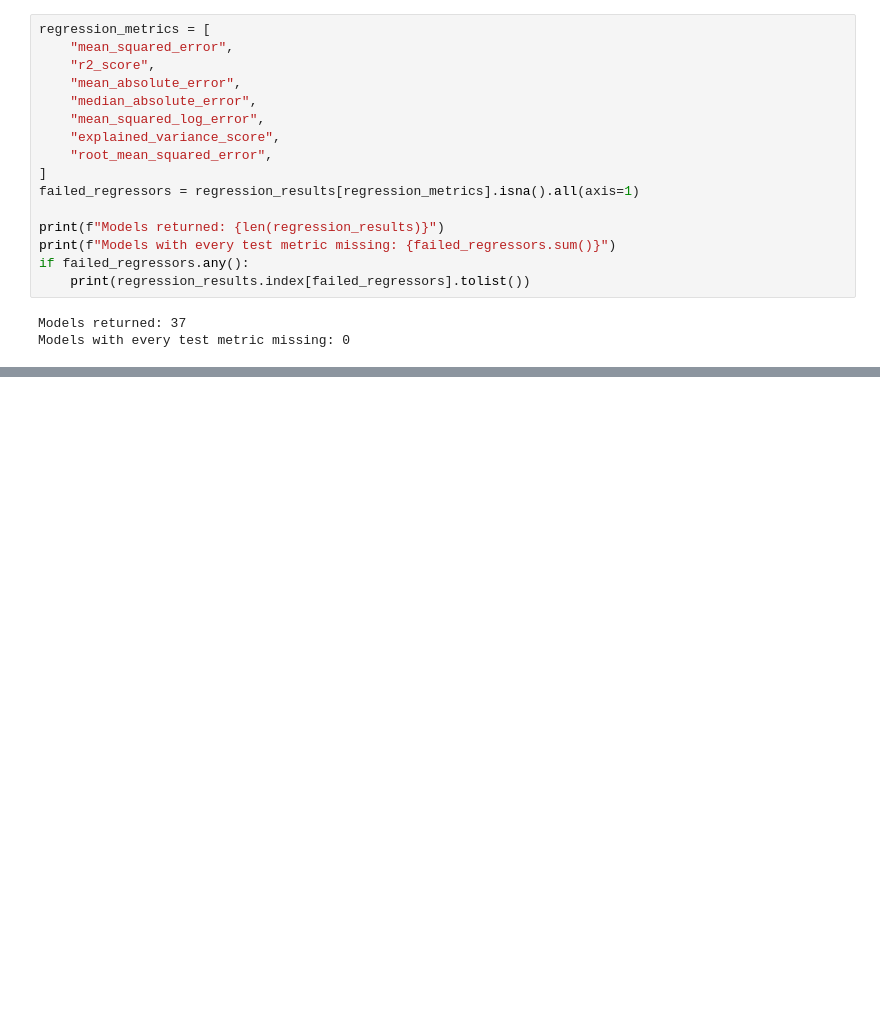
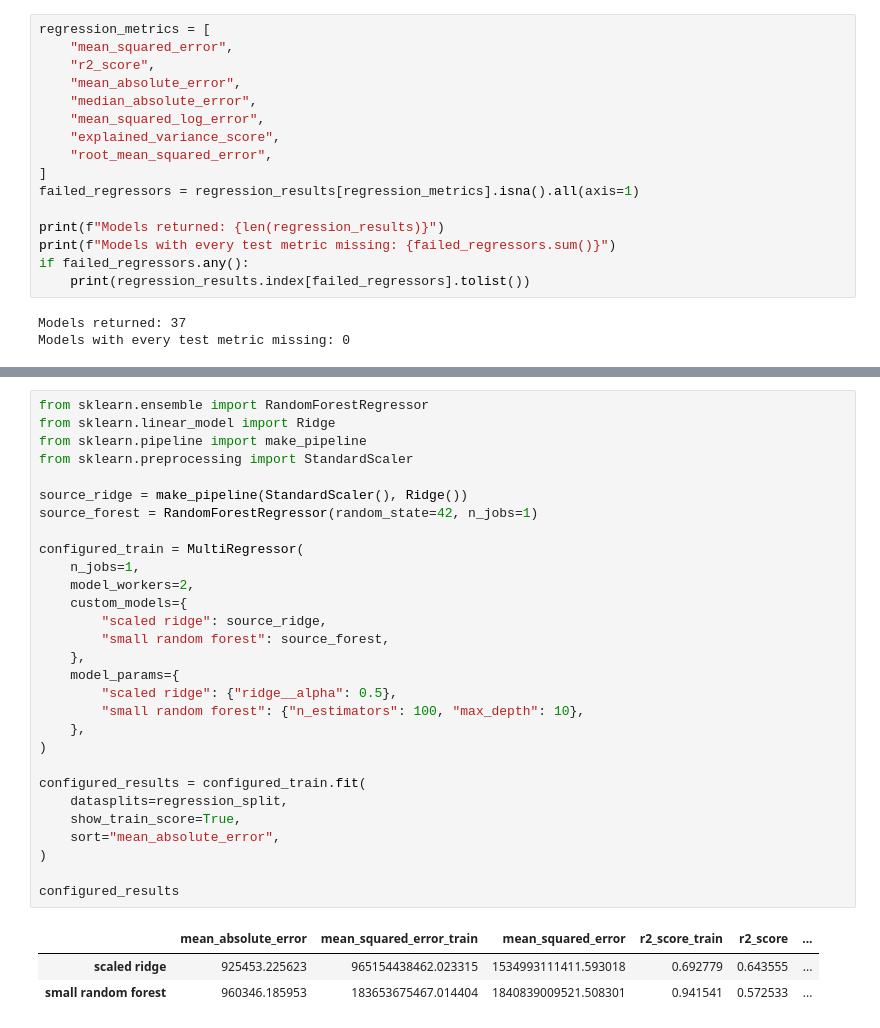
Before and after one commit to LOVE-DOCTOR/MultiTrain, a Jupyter notebook: regression.ipynb, the cells around one changed output, grey strips where cells are left out. Drawn from its saved outputs; the diff is of its cells as text; blank space fills up the shorter version.

```diff
--- a/regression.ipynb
+++ b/regression.ipynb
@@ -146,0 +170,33 @@ Models with every test metric missing: 0
+# %%
+from sklearn.ensemble import RandomForestRegressor
+from sklearn.linear_model import Ridge
+from sklearn.pipeline import make_pipeline
+from sklearn.preprocessing import StandardScaler
+
+source_ridge = make_pipeline(StandardScaler(), Ridge())
+source_forest = RandomForestRegressor(random_state=42, n_jobs=1)
+
+configured_train = MultiRegressor(
+    n_jobs=1,
+    model_workers=2,
+    custom_models={
+        "scaled ridge": source_ridge,
+        "small random forest": source_forest,
+    },
+    model_params={
+        "scaled ridge": {"ridge__alpha": 0.5},
+        "small random forest": {"n_estimators": 100, "max_depth": 10},
+    },
+)
+
+configured_results = configured_train.fit(
+    datasplits=regression_split,
+    show_train_score=True,
+    sort="mean_absolute_error",
+)
+
+configured_results
+# %% [output]
+|  | mean_absolute_error | mean_squared_error_train | mean_squared_error | r2_score_train | r2_score | ... |
+| scaled ridge | 925453.225623 | 965154438462.023315 | 1534993111411.593018 | 0.692779 | 0.643555 | ... |
+| small random forest | 960346.185953 | 183653675467.014404 | 1840839009521.508301 | 0.941541 | 0.572533 | ... |
```
Also changed, not shown: parts of 5 cells of this notebook, 41 other files.
